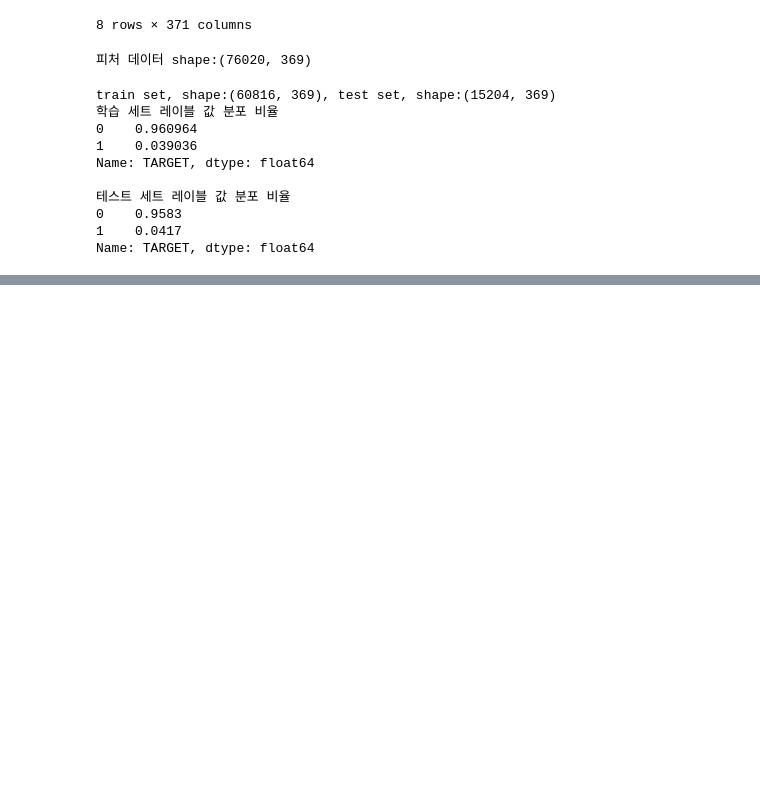
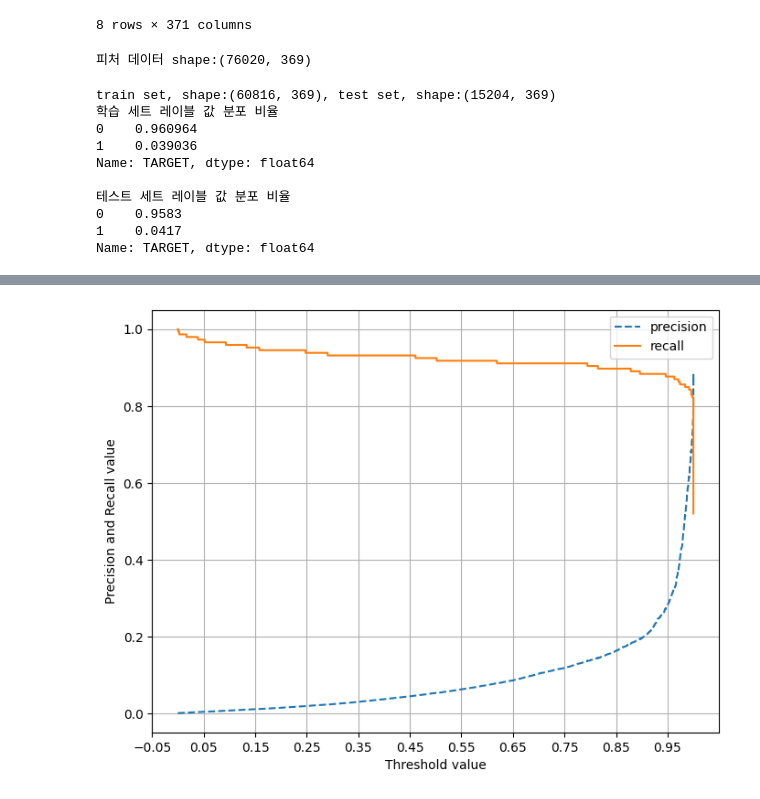
Before and after one commit to Ewha-Euron/5th-Basic-ML, a Jupyter notebook: Euron_ch4_5_11.ipynb, the cells around one changed output, grey strips where cells are left out. Saved outputs shown, nothing was run; the diff lists cells and outputs as text; code cells hidden in the pictures; blank space fills up the shorter version.

```diff
--- a/Euron_ch4_5_11.ipynb
+++ b/Euron_ch4_5_11.ipynb
@@ -765,15 +651,16 @@ def get_preprocessed_df(df=None):
   df_copy.drop('Time', axis=1, inplace=True)
   return df_copy
 # %%
+
 def get_train_test_dataset(df=None):
-
+# Time열 드롭
   df_copy = get_preprocessed_df(df)
 
-  X_feature = df_copy.iloc[:, :-1]
-  y_target = df_copy.iloc[:, :-1]
+  X_features = df_copy.iloc[:, :-1]
+  y_target = df_copy.iloc[:, -1]
 
-  X_train, X_test, y_train, y_test = /
-  train_test_sprit(X_features, y_target, test_size=0.3, random_state=0, stratify=y_target)
+  X_train, X_test, y_train, y_test = \
+  train_test_split(X_features, y_target, test_size=0.3, random_state=0, stratify=y_target)
 
   return X_train, X_test, y_train, y_test
 
@@ -795,6 +694,6 @@ get_clf_eval(y_test, lr_pred, lr_pred_proba)
 def get_model_train_eval(model, ftr_train=None, ftr_test=None, tgt_train=None, tgt_test=None):
   model.fit(ftr_train, tgt_train)
   pred = model.predict(ftr_test)
-  pred_proba = model.predict_preba(frt_test)[:, 1]
-  get_clf_eval(tgt_test, pred, pred_preba)
+  pred_proba = model.predict_proba(ftr_test)[:, 1]
+  get_clf_eval(tgt_test, pred, pred_proba)
 # %%
@@ -891,7 +872,9 @@ get_model_train_eval(lgbm_clf, ftr_train=X_train, ftr_test = X_test, tgt_train =
 from imblearn.over_sampling import SMOTE
 
 smote = SMOTE(random_state=0)
-X_train_over, y_train_over = smote.fit_sample(X_train, y_train)
+
+# fit_sample > fit_resample??
+X_train_over, y_train_over = smote.fit_resample(X_train, y_train)
 print(X_train.shape, y_train.shape)
 print(X_train_over.shape, y_train_over.shape)
 print(pd.Series(y_train_over).value_counts())
@@ -903,3 +897,36 @@ get_model_train_eval(lr_clf, ftr_train=X_train_over, ftr_test = X_test, tgt_trai
+# %%
+from ast import increment_lineno
+import matplotlib.pyplot as plt
+import matplotlib.ticker as ticker
+from sklearn.metrics import precision_recall_curve
+
+
+%matplotlib inline
+
+
+def precision_recall_curve_plot(y_test, pred_proba_c1):
+  # threshold ndarray와 이 임계점에 따른 정밀도, 재현율 ndarray 추출
+  precisions, recalls, thresholds = precision_recall_curve(y_test, pred_proba_c1)
+
+  # X축을 threshold값으로, Y축은 정밀도,재현율 값으로 각각 plot수행. 정밀도는 점선
+  plt.figure(figsize=(8,6))
+  threshold_boundary = thresholds.shape[0]
+  plt.plot(thresholds, precisions[0:threshold_boundary], linestyle='--', label='precision')
+  plt.plot(thresholds, recalls[0:threshold_boundary], label='recall')
+
+  # threshold 값 X축의 Scale을 0.1단위로 변경
+  start, end = plt.xlim()
+  plt.xticks(np.round(np.arange(start, end, 0.1), 2))
+
+  # x축, y축 label, legend, grid 설정
+  plt.xlabel('Threshold value'); plt.ylabel('Precision and Recall value')
+  plt.legend(); plt.grid()
+  plt.show()
+
+
+precision_recall_curve_plot(y_test, lr_clf.predict_proba(X_test)[:,1])
+# %% [output]
+[figure, added]
 # %%
 precision_recall_curve_plot(y_test, lr_clf.predict_proba(X_test)[:,1])
 # %%
```
Also changed, not shown: parts of 41 cells of this notebook.
